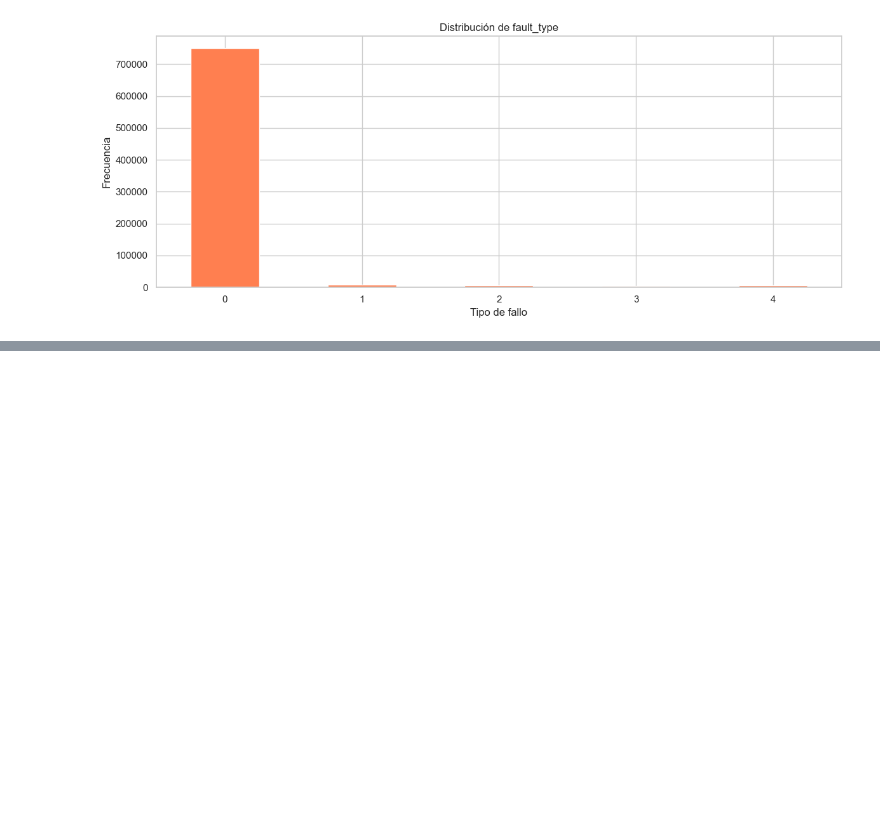
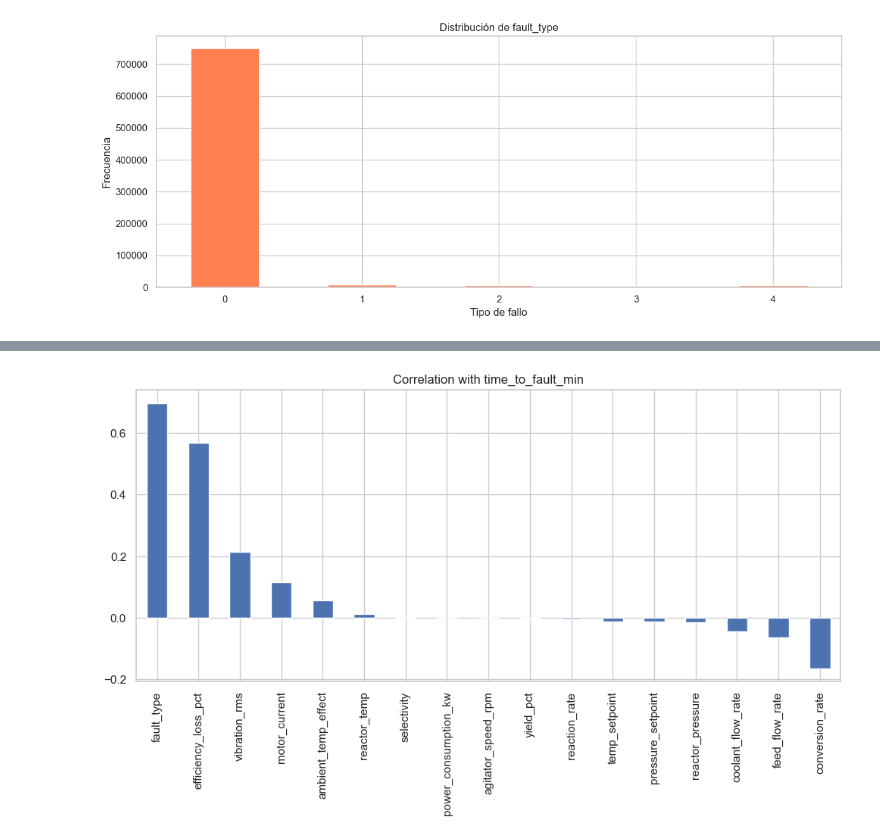
Before and after one commit to danielgonzalezmotos22/Mantenimiento_predictivo, a Jupyter notebook: src/notebooks/preprocesado.ipynb, the cells around one changed output, grey strips where cells are left out. Drawn from its saved outputs; the diff is of its cells as text; code cells hidden in the pictures; blank space fills up the shorter version.

```diff
--- a/src/notebooks/preprocesado.ipynb
+++ b/src/notebooks/preprocesado.ipynb
@@ -374,0 +383,7 @@ plt.show()
+# %%
+corr = df.corr(numeric_only=True)
+
+corr_target = corr['time_to_fault_min'].drop('time_to_fault_min')
+corr_target = corr_target.sort_values(ascending=False)
+
+print(corr_target)
@@ -374,0 +409,6 @@ plt.show()
+# %%
+corr_target.plot(kind='bar')
+plt.title("Correlation with time_to_fault_min")
+plt.show()
+# %% [output]
+[figure, added]
```
Also changed, not shown: parts of 5 cells of this notebook.
